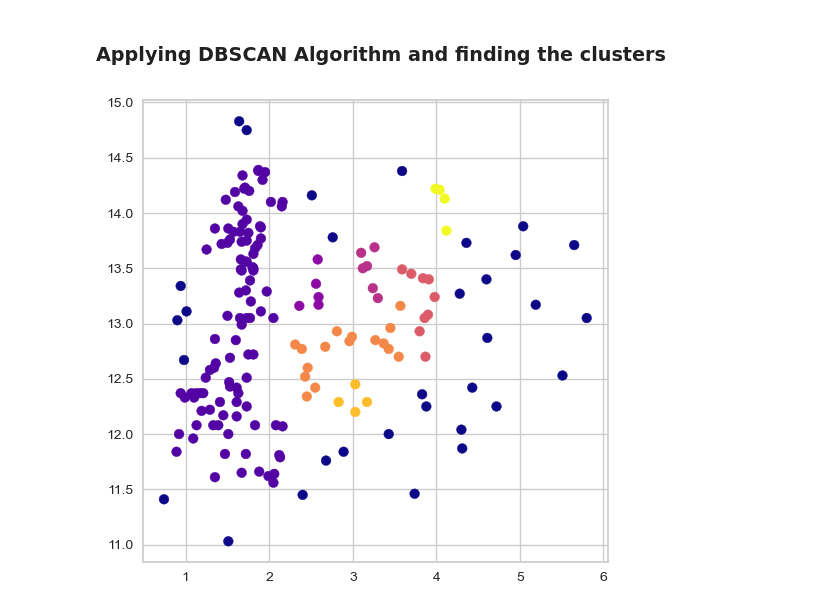
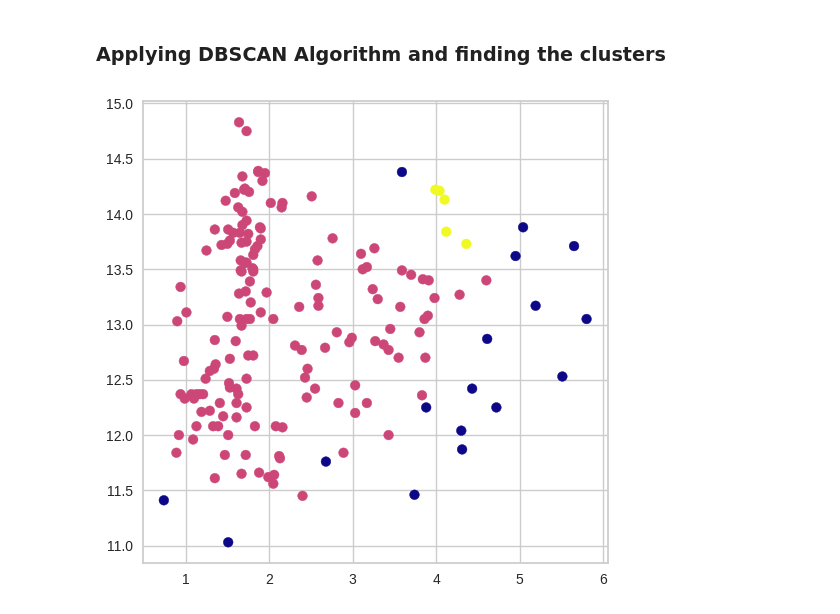
Before and after one commit to Joyvixtor/clustering_project, a Jupyter notebook: main.ipynb, the cells around one changed output. Cells and saved outputs as stored; diff of their text form; code cells hidden in the pictures.

```diff
--- a/main.ipynb
+++ b/main.ipynb
@@ -181,12 +185,12 @@ plt.show()
 # %% [markdown]
 ### Applying DBSCAN Algorithm and finding the clusters
 # %%
-dbs_cluster = DBSCAN(eps = 0.3, min_samples= 4).fit(df)
+dbs_cluster = DBSCAN(eps = 0.4, min_samples= 4).fit(df)
 
 dbs_labels = dbs_cluster.labels_
 
 plt.figure(figsize=(6,6))
 plt.scatter(df.iloc[:, 1], df.iloc[:, 0], c = dbs_labels, cmap='plasma')
 plt.show()
 # %% [output]
-[figure, old version]
+[figure, new version]
```
Also changed, not shown: parts of 5 cells of this notebook.
